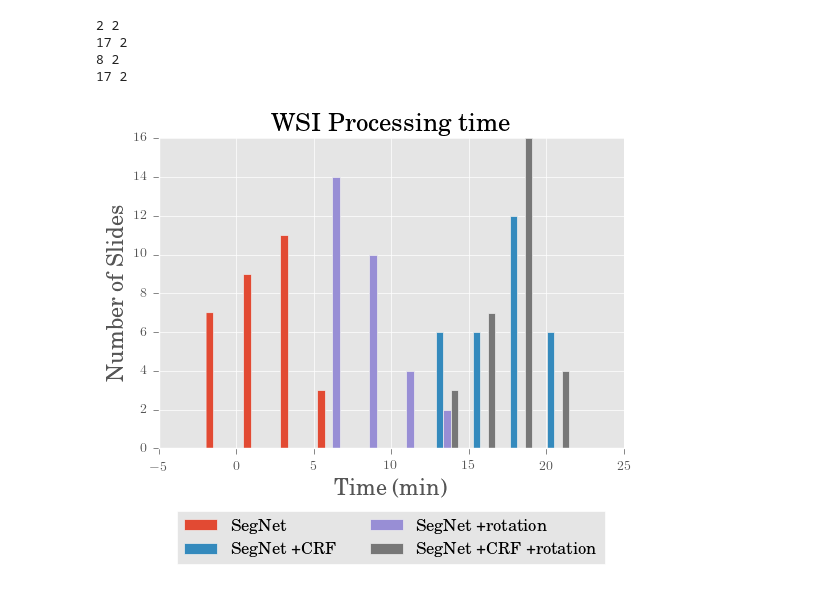
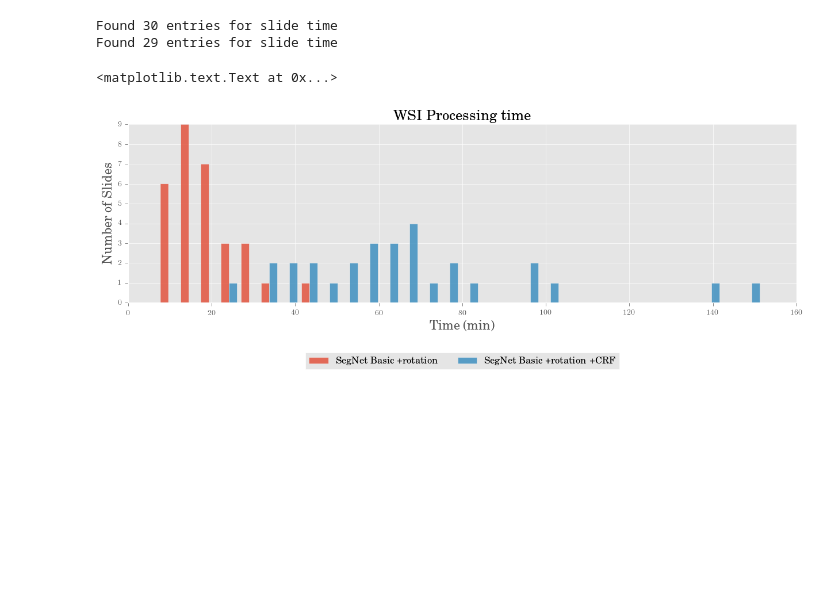
Before and after one commit to BioImageInformatics/histo_seg, a Jupyter notebook: notebooks/plot_logs.ipynb, the cells around one changed output. Cells and saved outputs as stored; diff of their text form; code cells hidden in the pictures; blank space fills up the shorter version.

```diff
--- a/notebooks/plot_logs.ipynb
+++ b/notebooks/plot_logs.ipynb
@@ -21,9 +63,9 @@ logs = ['/Users/nathaning/Dropbox/projects/semantic_pca/log_performance/log/xval
         '/Users/nathaning/Dropbox/projects/semantic_pca/log_performance/log/xval_set_0_1024/segnet_basic/caffe.nathan-workstation.nathan.log.INFO.20170712-174628.11962',
         '/Users/nathaning/Dropbox/projects/semantic_pca/log_performance/log/FCN8s/caffe.maz.maz.log.INFO.20170711-153921.14799']
 
-logs = ['/home/nathan/Dropbox/projects/semantic_pca/log_performance/log/xval_set_1_512/segnet/caffe.nathan-workstation.nathan.log.INFO.20170723-135745.10782',
-        '/home/nathan/Dropbox/projects/semantic_pca/log_performance/log/xval_set_0_512/segnet_basic/caffe.nathan-workstation.nathan.log.INFO.20170712-174629.11974',
-        '/home/nathan/Dropbox/projects/semantic_pca/log_performance/log/FCN8s/caffe.maz.maz.log.INFO.20170711-153921.14799']
+# logs = ['/home/nathan/Dropbox/projects/semantic_pca/log_performance/log/xval_set_1_512/segnet/caffe.nathan-workstation.nathan.log.INFO.20170723-135745.10782',
+#         '/home/nathan/Dropbox/projects/semantic_pca/log_performance/log/xval_set_0_512/segnet_basic/caffe.nathan-workstation.nathan.log.INFO.20170712-174629.11974',
+#         '/home/nathan/Dropbox/projects/semantic_pca/log_performance/log/FCN8s/caffe.maz.maz.log.INFO.20170711-153921.14799']
 
 colors = ['k', 'b', 'r']
 smoothing = [25, 15, 15]
@@ -42,9 +84,13 @@ fig, ax1 = plt.subplots(figsize=(8,5))
 # ax1.set_facecolor('white')
 ax2 = ax1.twinx()
 # ax1.set_xlabel(r'Examples (Iterations $\times$ Batch Size)', size=16)
-ax1.set_xlabel(r'SGD Updates (\#Iterations)', size=16)
+
+# ax1.set_xlabel(r'SGD Updates (\#Iterations)', size=16)
+ax1.set_xlabel(r'Training Examples (\#Iterations $\times$ batch size)', size=16)
 ax1.set_ylabel(r'Loss', size=16)
 ax2.set_ylabel(r'Accuracy (\%)', size=16)
+
+
 ax1.set_ylim([0,1])
 ax2.set_ylim([0,100])
 ax1.spines['top'].set_visible(False)
@@ -128,7 +174,7 @@ lgd = plt.legend(loc=8,
            handles=handles)
 
 plt.title('Training Loss \& Test Accuracy', size=18)
-# fig.savefig('/Users/nathaning/Dropbox/_Papers/pca segmentation/Figs/loss_plots/plots.pdf',
-#             bbox_extra_artists=(lgd,), bbox_inches='tight')
+fig.savefig('/Users/nathaning/Dropbox/_Papers/pca segmentation/Figs/loss_plots/plots_nexamples.pdf',
+            bbox_extra_artists=(lgd,), bbox_inches='tight')
 plt.show()
 # %% [output]
@@ -227,34 +249,47 @@ Found 29 entries for slide time
 # %%
-names = ['SegNet', 'SegNet +CRF', 'SegNet +rotation', 'SegNet +CRF +rotation']
-logfiles = ['a', 'b', 'c', 'd']
+names = ['SegNet Basic +rotation',
+         'SegNet Basic +rotation +CRF']
+logfiles = ['/Users/nathaning/Dropbox/projects/semantic_pca/wsi_results/segnet_basic_rotation/log.txt',
+            '/Users/nathaning/Dropbox/projects/semantic_pca/log_performance/processing_logs/analysis_wsi_log.txt']
 
 n = len(names)
 sig = 2
 
-fig, ax = plt.subplots(1,1)
+fig, ax = plt.subplots(1,1, figsize=(15,4))
 x = []
 for name, logf in zip(names, logfiles):
-    mu = abs(np.random.randint(20))
-#     sig = abs(np.random.randint(5))+1
-    print mu, sig
-    x.append(np.random.normal(mu, sig, size=(30,1)))
-ax.hist(x, label = names, stacked=False)
+    with open(logf, 'r') as f:
+        log = f.read()
+    slide_times = []
+    for r in re.findall(total_time_pattern, log):
+        slide_times.append(float(r[1])/60.)
+    print 'Found {} entries for slide time'.format(len(slide_times))
+    slide_times = np.asarray(slide_times)
+#     ax.hist(slide_times, 20, label = names, stacked=False, alpha=0.5)
+    x.append(slide_times)
 
-lgd = ax.legend(loc=8, ncol=n/2,bbox_to_anchor=(0, -0.4, 1, -0.5))
+# ### Random noise
+#     mu = abs(np.random.randint(20))
+# #     sig = abs(np.random.randint(5))+1
+#     print mu, sig
+#     x.append(np.random.normal(mu, sig, size=(30,1)))
+
+ax.hist(x, 30, label = names, stacked=False, alpha=0.8)
+
+lgd = ax.legend(loc=8, ncol=n, bbox_to_anchor=(0, -0.4, 1, -0.5))
 
 ax.spines['right'].set_visible(False)
 ax.spines['top'].set_visible(False)
 ax.yaxis.set_ticks_position('left')
 ax.xaxis.set_ticks_position('bottom')
 ax.set_xlabel('Time (min)', size=16)
 ax.set_ylabel('Number of Slides', size=16)
 ax.set_title('WSI Processing time ', size=18)
 
-fig.savefig('/Users/nathaning/Dropbox/_Papers/pca segmentation/Figs/inference_time/segnet_all.pdf',
-            bbox_extra_artists=(lgd,), bbox_inches='tight')
+# fig.savefig('/Users/nathaning/Dropbox/_Papers/pca segmentation/Figs/inference_time/segnet_all.pdf',
+#             bbox_extra_artists=(lgd,), bbox_inches='tight')
 # %% [output]
-2 2
-17 2
-8 2
-17 2
+Found 30 entries for slide time
+Found 29 entries for slide time
+<matplotlib.text.Text at 0x...>
-[figure, old version]
+[figure, new version]
```
Also changed, not shown: parts of 6 cells of this notebook, 2 other files.
